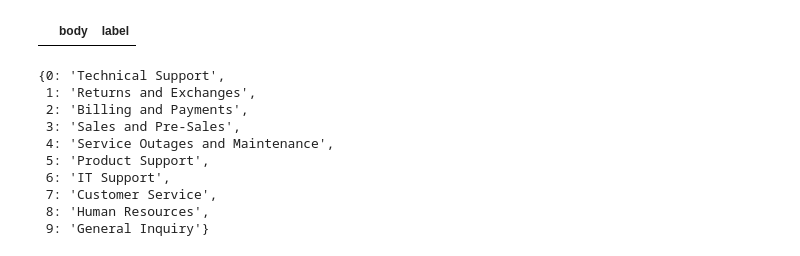
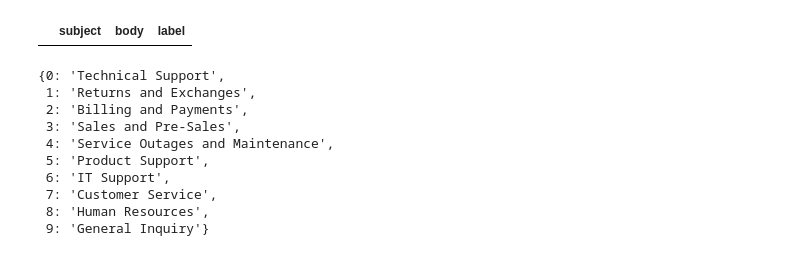
Before and after one commit to rianto42/NLPAssignment3, a Jupyter notebook: notebook-distilbert-uncased.ipynb, the cells around one changed output. Drawn from its saved outputs; the diff is of its cells as text; code cells hidden in the pictures.

```diff
--- a/notebook-distilbert-uncased.ipynb
+++ b/notebook-distilbert-uncased.ipynb
@@ -130,10 +131,10 @@ Name: count, dtype: int64
 # %%
 # cleanse_text(ds.iloc[2,0])
 # print('Clean:',clean_email())
 # print('ori',ds.iloc[2,0])
-# ds[ds['body']=='']
+ds[ds['body']=='']
 # %% [output]
-|  | body | label |
+|  | subject | body | label |
 # %%
 id2label
 # %% [output]
```
Also changed, not shown: parts of 13 cells of this notebook.
